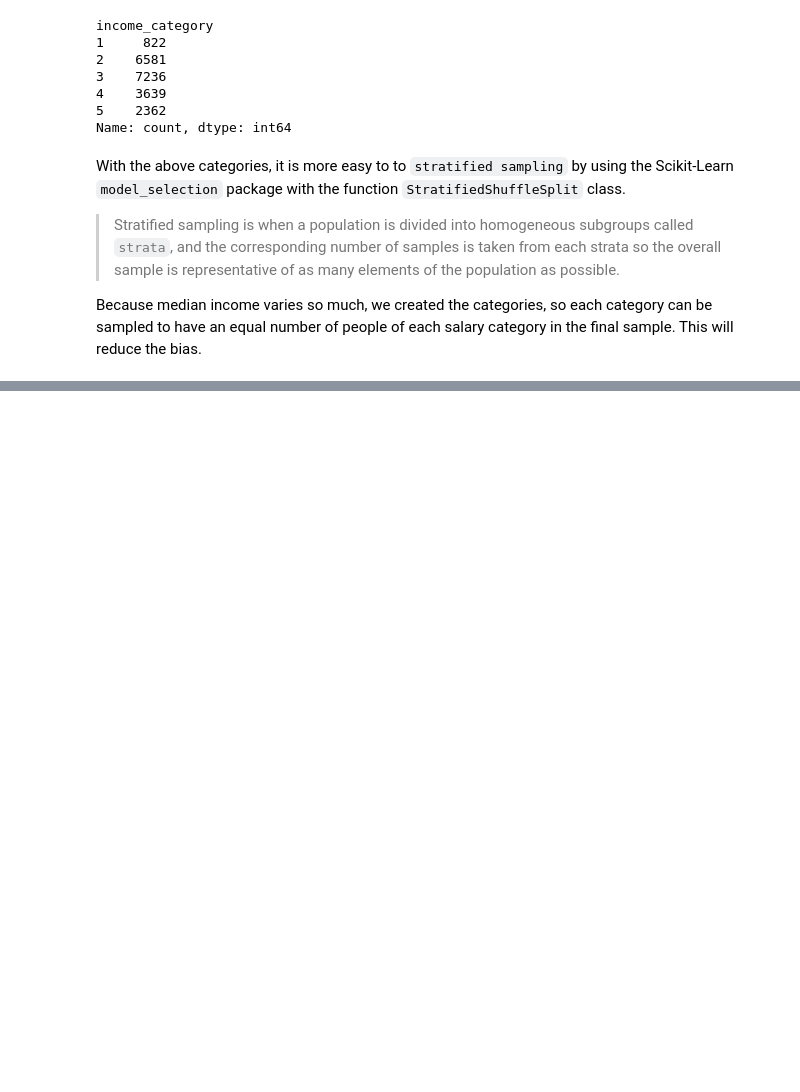
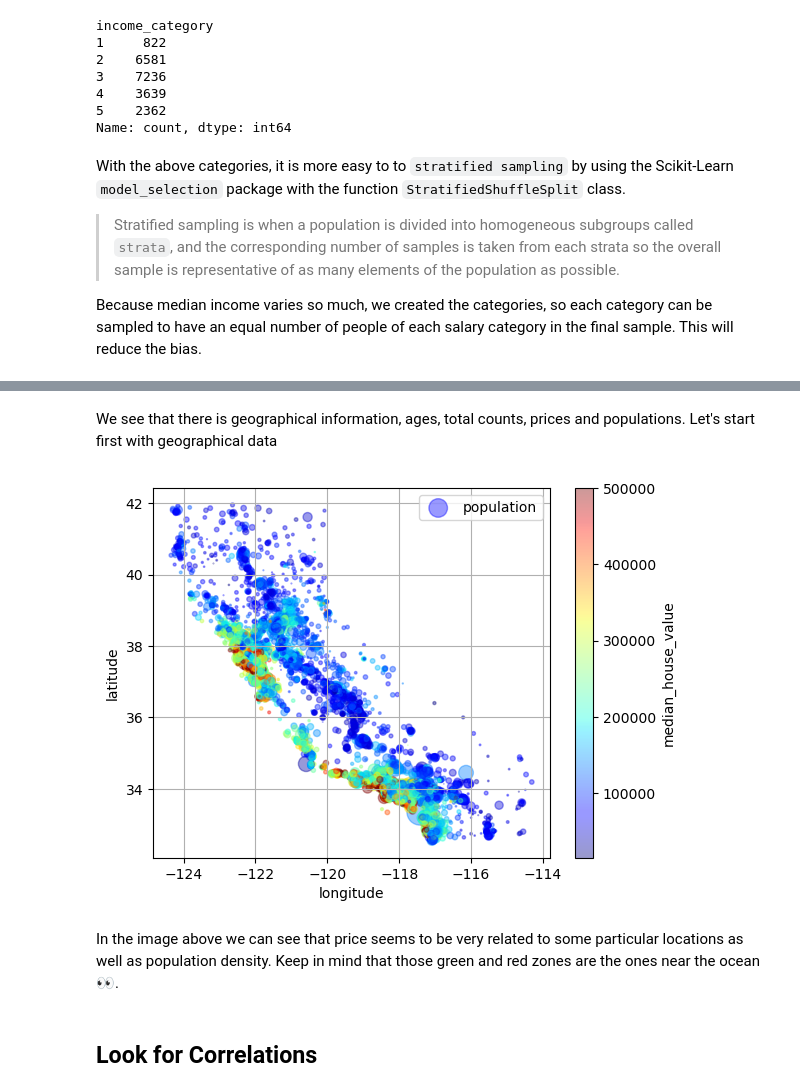
Before and after one commit to dnewbie25/Hands-on-Machine-Learning-Solutions, a Jupyter notebook: CH2_End_to_End_ML_Project/2-End to End Machine Learning notes.ipynb, the cells around one changed output, grey strips where cells are left out. Cells and saved outputs as stored; diff of their text form; code cells hidden in the pictures; blank space fills up the shorter version.

```diff
--- a/CH2_End_to_End_ML_Project/2-End to End Machine Learning notes.ipynb
+++ b/CH2_End_to_End_ML_Project/2-End to End Machine Learning notes.ipynb
@@ -264,0 +278,2 @@ Because median income varies so much, we created the categories, so each categor
+# %%
+strat_train_set, strat_test_set = train_test_split(housing_data,test_size=0.2,stratify=housing_data["income_category"],random_state=42)
@@ -264,0 +312,3 @@ Because median income varies so much, we created the categories, so each categor
+# %%
+strat_train_set.drop("income_category", axis=1,inplace=True)
+strat_test_set.drop("income_category", axis=1,inplace=True)
@@ -264,0 +321,3 @@ Because median income varies so much, we created the categories, so each categor
+# %%
+housing = strat_train_set.copy()
+housing.head()
@@ -264,0 +331,18 @@ Because median income varies so much, we created the categories, so each categor
+# %% [markdown]
+We see that there is geographical information, ages, total counts, prices and populations. Let's start first with geographical data
+# %%
+# by using a scatterplot of latitude and longitude we can kind of resemble the California state
+housing.plot(kind="scatter",x="longitude",y="latitude",grid=True, alpha=0.4,
+            s=housing["population"]/100,
+            label="population",
+            c="median_house_value",
+            cmap=plt.get_cmap("jet"),
+            colorbar=True,
+            sharex=False)
+plt.show()
+# %% [output]
+[figure, added]
+# %% [markdown]
+In the image above we can see that price seems to be very related to some particular locations as well as population density. Keep in mind that those green and red zones are the ones near the ocean 👀.
+# %% [markdown]
+## Look for Correlations
```
Also changed, not shown: parts of 10 cells of this notebook.
